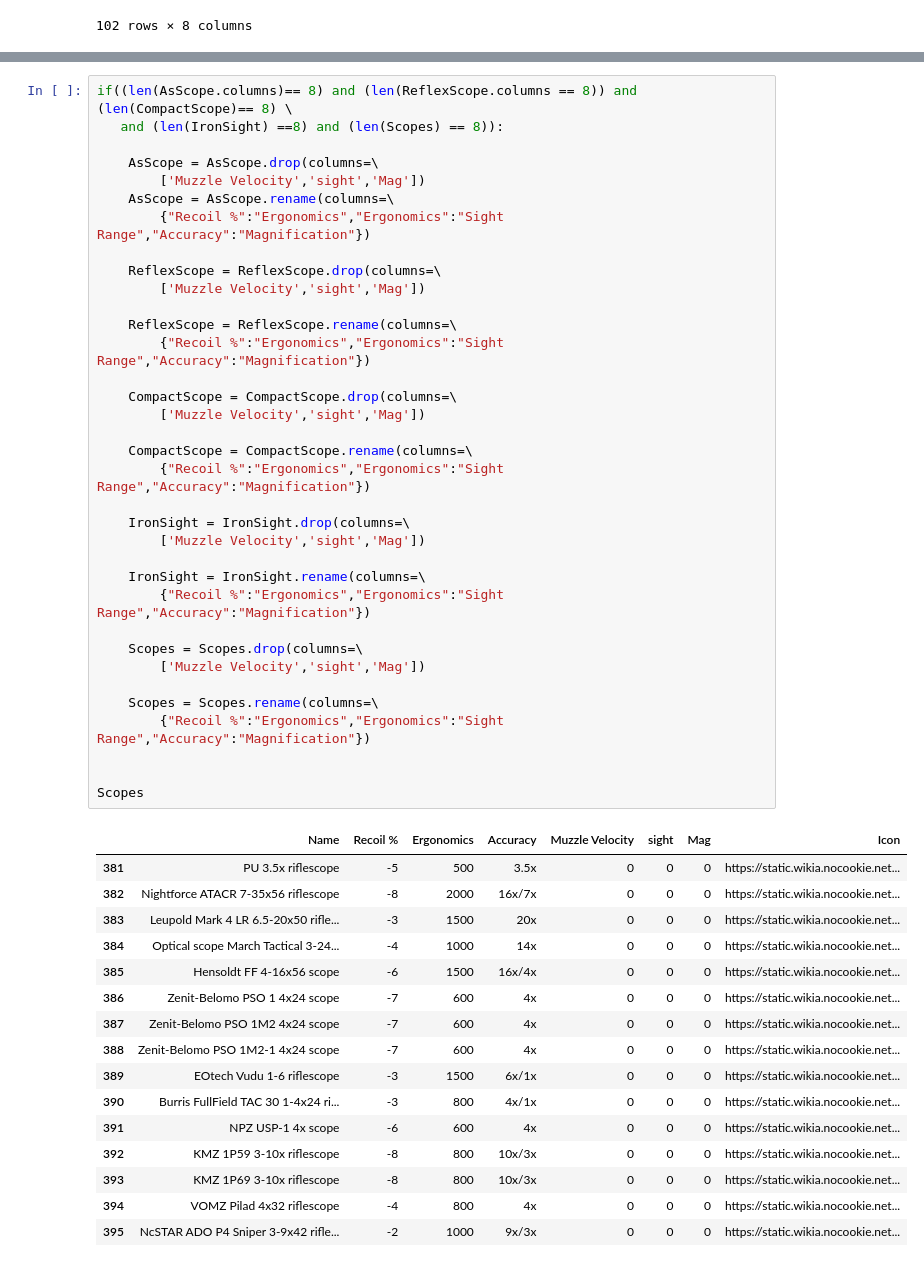
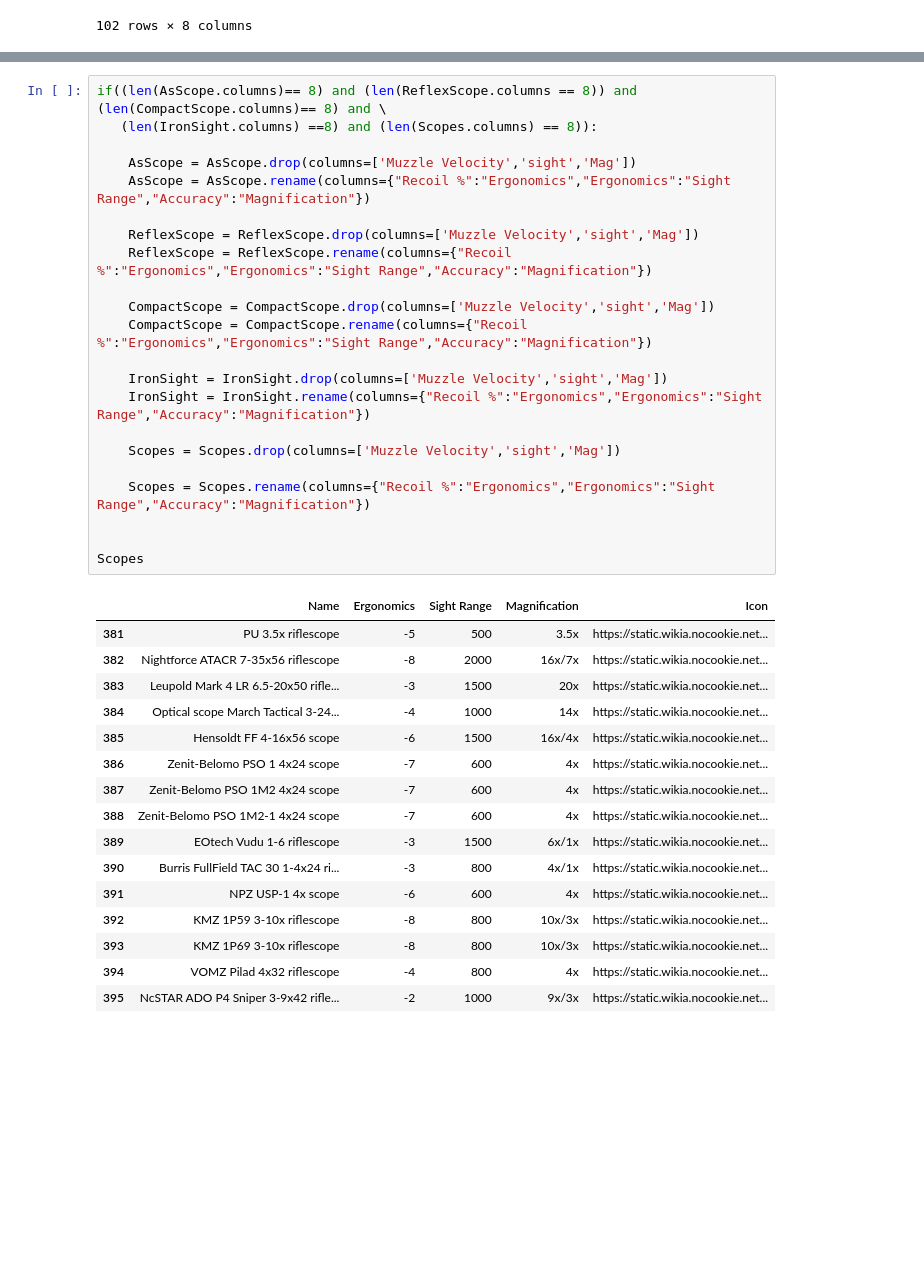
Before and after one commit to difonz/Tarkov-Gun-Mod, a Jupyter notebook: Data/GunDatasheet.ipynb, the cells around one changed output, grey strips where cells are left out. Drawn from its saved outputs; the diff is of its cells as text; blank space fills up the shorter version.

Commit message:
scope stats fixed

```diff
--- a/Data/GunDatasheet.ipynb
+++ b/Data/GunDatasheet.ipynb
@@ -523,52 +524,39 @@ Supressors
 # %%
-if((len(AsScope.columns)== 8) and (len(ReflexScope.columns == 8)) and (len(CompactScope)== 8) \
-   and (len(IronSight) ==8) and (len(Scopes) == 8)):
+if((len(AsScope.columns)== 8) and (len(ReflexScope.columns == 8)) and (len(CompactScope.columns)== 8) and \
+   (len(IronSight.columns) ==8) and (len(Scopes.columns) == 8)):
 
-    AsScope = AsScope.drop(columns=\
-        ['Muzzle Velocity','sight','Mag'])
-    AsScope = AsScope.rename(columns=\
-        {"Recoil %":"Ergonomics","Ergonomics":"Sight Range","Accuracy":"Magnification"})
+    AsScope = AsScope.drop(columns=['Muzzle Velocity','sight','Mag'])
+    AsScope = AsScope.rename(columns={"Recoil %":"Ergonomics","Ergonomics":"Sight Range","Accuracy":"Magnification"})
 
-    ReflexScope = ReflexScope.drop(columns=\
-        ['Muzzle Velocity','sight','Mag'])
+    ReflexScope = ReflexScope.drop(columns=['Muzzle Velocity','sight','Mag'])
+    ReflexScope = ReflexScope.rename(columns={"Recoil %":"Ergonomics","Ergonomics":"Sight Range","Accuracy":"Magnification"})
 
-    ReflexScope = ReflexScope.rename(columns=\
-        {"Recoil %":"Ergonomics","Ergonomics":"Sight Range","Accuracy":"Magnification"})
+    CompactScope = CompactScope.drop(columns=['Muzzle Velocity','sight','Mag'])
+    CompactScope = CompactScope.rename(columns={"Recoil %":"Ergonomics","Ergonomics":"Sight Range","Accuracy":"Magnification"})
 
-    CompactScope = CompactScope.drop(columns=\
-        ['Muzzle Velocity','sight','Mag'])
+    IronSight = IronSight.drop(columns=['Muzzle Velocity','sight','Mag'])
+    IronSight = IronSight.rename(columns={"Recoil %":"Ergonomics","Ergonomics":"Sight Range","Accuracy":"Magnification"})
 
-    CompactScope = CompactScope.rename(columns=\
-        {"Recoil %":"Ergonomics","Ergonomics":"Sight Range","Accuracy":"Magnification"})
+    Scopes = Scopes.drop(columns=['Muzzle Velocity','sight','Mag'])
 
-    IronSight = IronSight.drop(columns=\
-        ['Muzzle Velocity','sight','Mag'])
-
-    IronSight = IronSight.rename(columns=\
-        {"Recoil %":"Ergonomics","Ergonomics":"Sight Range","Accuracy":"Magnification"})
-
-    Scopes = Scopes.drop(columns=\
-        ['Muzzle Velocity','sight','Mag'])
-
-    Scopes = Scopes.rename(columns=\
-        {"Recoil %":"Ergonomics","Ergonomics":"Sight Range","Accuracy":"Magnification"})
+    Scopes = Scopes.rename(columns={"Recoil %":"Ergonomics","Ergonomics":"Sight Range","Accuracy":"Magnification"})
 
 
 Scopes
 # %% [output]
-|  | Name | Recoil % | Ergonomics | Accuracy | Muzzle Velocity | sight | Mag | Icon |
-| 381 | PU 3.5x riflescope | -5 | 500 | 3.5x | 0 | 0 | 0 | https://static.wikia.nocookie.net... |
-| 382 | Nightforce ATACR 7-35x56 riflescope | -8 | 2000 | 16x/7x | 0 | 0 | 0 | https://static.wikia.nocookie.net... |
-| 383 | Leupold Mark 4 LR 6.5-20x50 rifle... | -3 | 1500 | 20x | 0 | 0 | 0 | https://static.wikia.nocookie.net... |
-| 384 | Optical scope March Tactical 3-24... | -4 | 1000 | 14x | 0 | 0 | 0 | https://static.wikia.nocookie.net... |
-| 385 | Hensoldt FF 4-16x56 scope | -6 | 1500 | 16x/4x | 0 | 0 | 0 | https://static.wikia.nocookie.net... |
-| 386 | Zenit-Belomo PSO 1 4x24 scope | -7 | 600 | 4x | 0 | 0 | 0 | https://static.wikia.nocookie.net... |
-| 387 | Zenit-Belomo PSO 1M2 4x24 scope | -7 | 600 | 4x | 0 | 0 | 0 | https://static.wikia.nocookie.net... |
-| 388 | Zenit-Belomo PSO 1M2-1 4x24 scope | -7 | 600 | 4x | 0 | 0 | 0 | https://static.wikia.nocookie.net... |
-| 389 | EOtech Vudu 1-6 riflescope | -3 | 1500 | 6x/1x | 0 | 0 | 0 | https://static.wikia.nocookie.net... |
-| 390 | Burris FullField TAC 30 1-4x24 ri... | -3 | 800 | 4x/1x | 0 | 0 | 0 | https://static.wikia.nocookie.net... |
-| 391 | NPZ USP-1 4x scope | -6 | 600 | 4x | 0 | 0 | 0 | https://static.wikia.nocookie.net... |
-| 392 | KMZ 1P59 3-10x riflescope | -8 | 800 | 10x/3x | 0 | 0 | 0 | https://static.wikia.nocookie.net... |
-| 393 | KMZ 1P69 3-10x riflescope | -8 | 800 | 10x/3x | 0 | 0 | 0 | https://static.wikia.nocookie.net... |
-| 394 | VOMZ Pilad 4x32 riflescope | -4 | 800 | 4x | 0 | 0 | 0 | https://static.wikia.nocookie.net... |
-| 395 | NcSTAR ADO P4 Sniper 3-9x42 rifle... | -2 | 1000 | 9x/3x | 0 | 0 | 0 | https://static.wikia.nocookie.net... |
+|  | Name | Ergonomics | Sight Range | Magnification | Icon |
+| 381 | PU 3.5x riflescope | -5 | 500 | 3.5x | https://static.wikia.nocookie.net... |
+| 382 | Nightforce ATACR 7-35x56 riflescope | -8 | 2000 | 16x/7x | https://static.wikia.nocookie.net... |
+| 383 | Leupold Mark 4 LR 6.5-20x50 rifle... | -3 | 1500 | 20x | https://static.wikia.nocookie.net... |
+| 384 | Optical scope March Tactical 3-24... | -4 | 1000 | 14x | https://static.wikia.nocookie.net... |
+| 385 | Hensoldt FF 4-16x56 scope | -6 | 1500 | 16x/4x | https://static.wikia.nocookie.net... |
+| 386 | Zenit-Belomo PSO 1 4x24 scope | -7 | 600 | 4x | https://static.wikia.nocookie.net... |
+| 387 | Zenit-Belomo PSO 1M2 4x24 scope | -7 | 600 | 4x | https://static.wikia.nocookie.net... |
+| 388 | Zenit-Belomo PSO 1M2-1 4x24 scope | -7 | 600 | 4x | https://static.wikia.nocookie.net... |
+| 389 | EOtech Vudu 1-6 riflescope | -3 | 1500 | 6x/1x | https://static.wikia.nocookie.net... |
+| 390 | Burris FullField TAC 30 1-4x24 ri... | -3 | 800 | 4x/1x | https://static.wikia.nocookie.net... |
+| 391 | NPZ USP-1 4x scope | -6 | 600 | 4x | https://static.wikia.nocookie.net... |
+| 392 | KMZ 1P59 3-10x riflescope | -8 | 800 | 10x/3x | https://static.wikia.nocookie.net... |
+| 393 | KMZ 1P69 3-10x riflescope | -8 | 800 | 10x/3x | https://static.wikia.nocookie.net... |
+| 394 | VOMZ Pilad 4x32 riflescope | -4 | 800 | 4x | https://static.wikia.nocookie.net... |
+| 395 | NcSTAR ADO P4 Sniper 3-9x42 rifle... | -2 | 1000 | 9x/3x | https://static.wikia.nocookie.net... |
```
Also changed, not shown: parts of 4 cells of this notebook.
